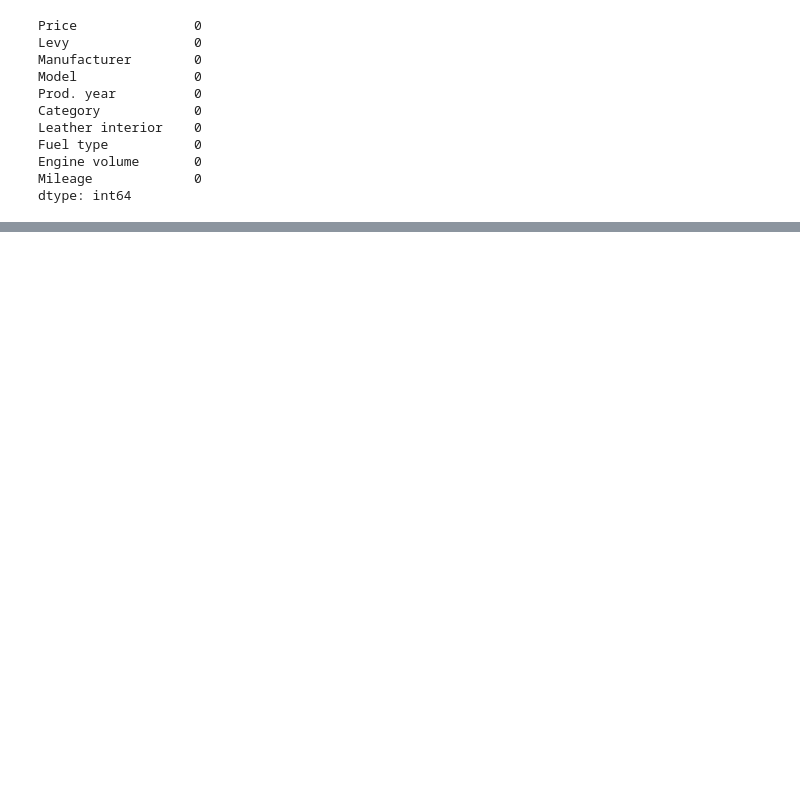
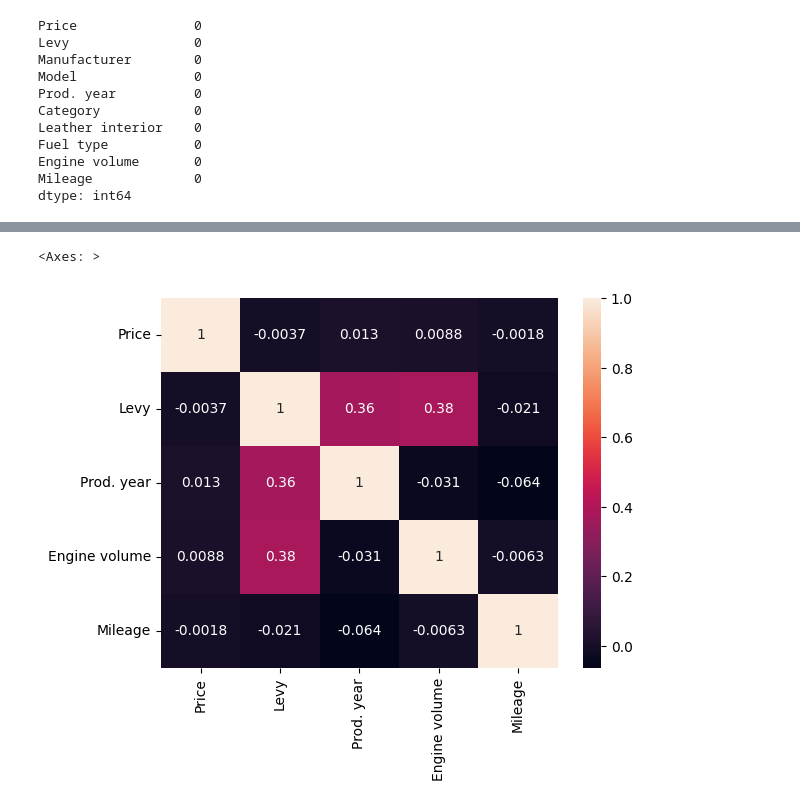
Before and after one commit to ashmi721/Data_Science_Class, a Jupyter notebook: self_practice/CarPrice_prediction_using_simple_LR.ipynb, the cells around one changed output, grey strips where cells are left out. Cells and saved outputs as stored; diff of their text form; code cells hidden in the pictures; blank space fills up the shorter version.

```diff
--- a/self_practice/CarPrice_prediction_using_simple_LR.ipynb
+++ b/self_practice/CarPrice_prediction_using_simple_LR.ipynb
@@ -167,7 +167,7 @@ dtypes: int64(2), object(8)
 memory usage: 1.5+ MB
 # %%
 # changes astype object into float
-df['Levy'] = df['Levy'].astype(int)
+df['Levy']=df['Levy'].str.replace(',',' ').str.replace('-','00').astype(float)
 # %%
 df['Levy'].unique()
 # %% [output]
@@ -281,0 +318,7 @@ dtype: int64
+# %%
+# Visulize the correlation between price
+import seaborn as sns
+sns.heatmap(df.corr(numeric_only=True),annot=True)
+# %% [output]
+<Axes: >
+[figure, added]
```
Also changed, not shown: parts of 22 cells of this notebook, 2 other files.
